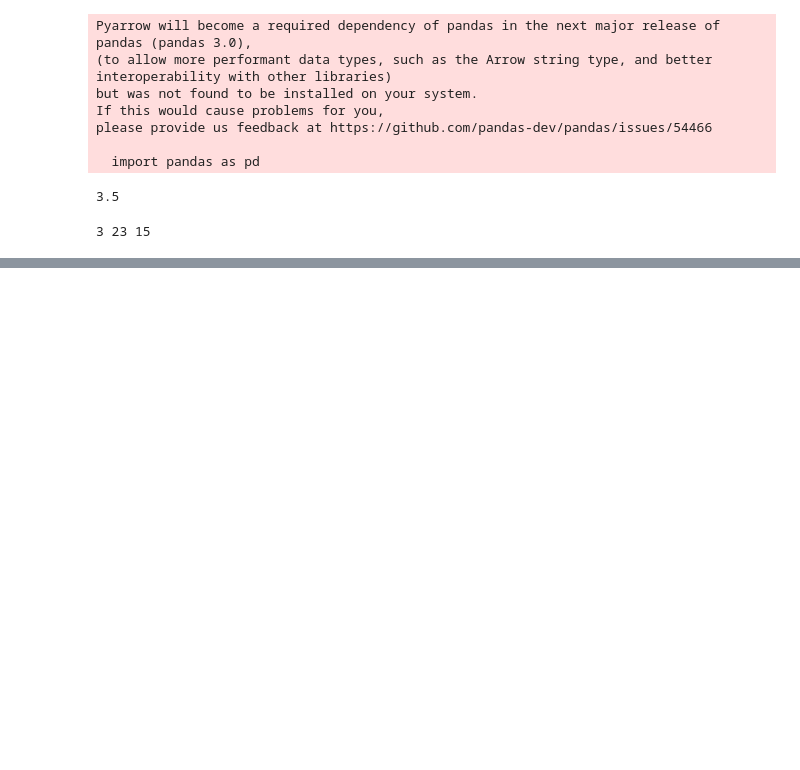
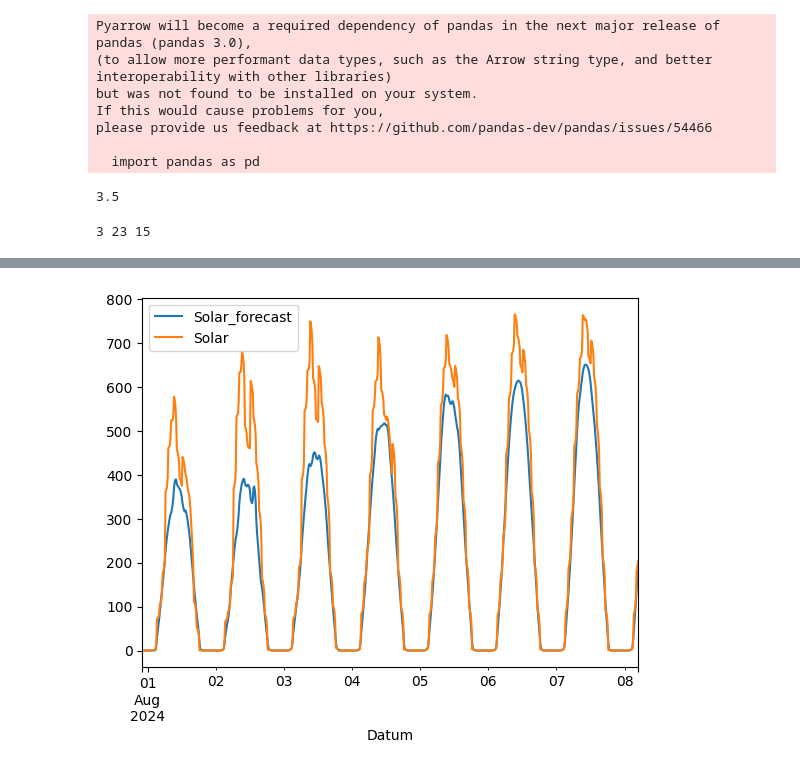
Before and after one commit to cvonholly/dvpp_reward_mechanism, a Jupyter notebook: src/get_pv_wind_playground.ipynb, the cells around one changed output, grey strips where cells are left out. Cells and saved outputs as stored; diff of their text form; code cells hidden in the pictures; blank space fills up the shorter version.

```diff
--- a/src/get_pv_wind_playground.ipynb
+++ b/src/get_pv_wind_playground.ipynb
@@ -78,0 +99,8 @@ print(df_mean.index[idx].weekday(), df_mean.index[idx].hour, df_mean.index[idx].
+# %%
+# compare solar forecast vs. realization for first week, i.e. ca. 700 indexes
+df_forecast['Solar_forecast'].iloc[0:700].plot()
+df['Solar'].iloc[0:700].plot()
+plt.legend()
+plt.show()
+# %% [output]
+[figure, added]
```
Also changed, not shown: parts of 9 cells of this notebook, 2 other files.
